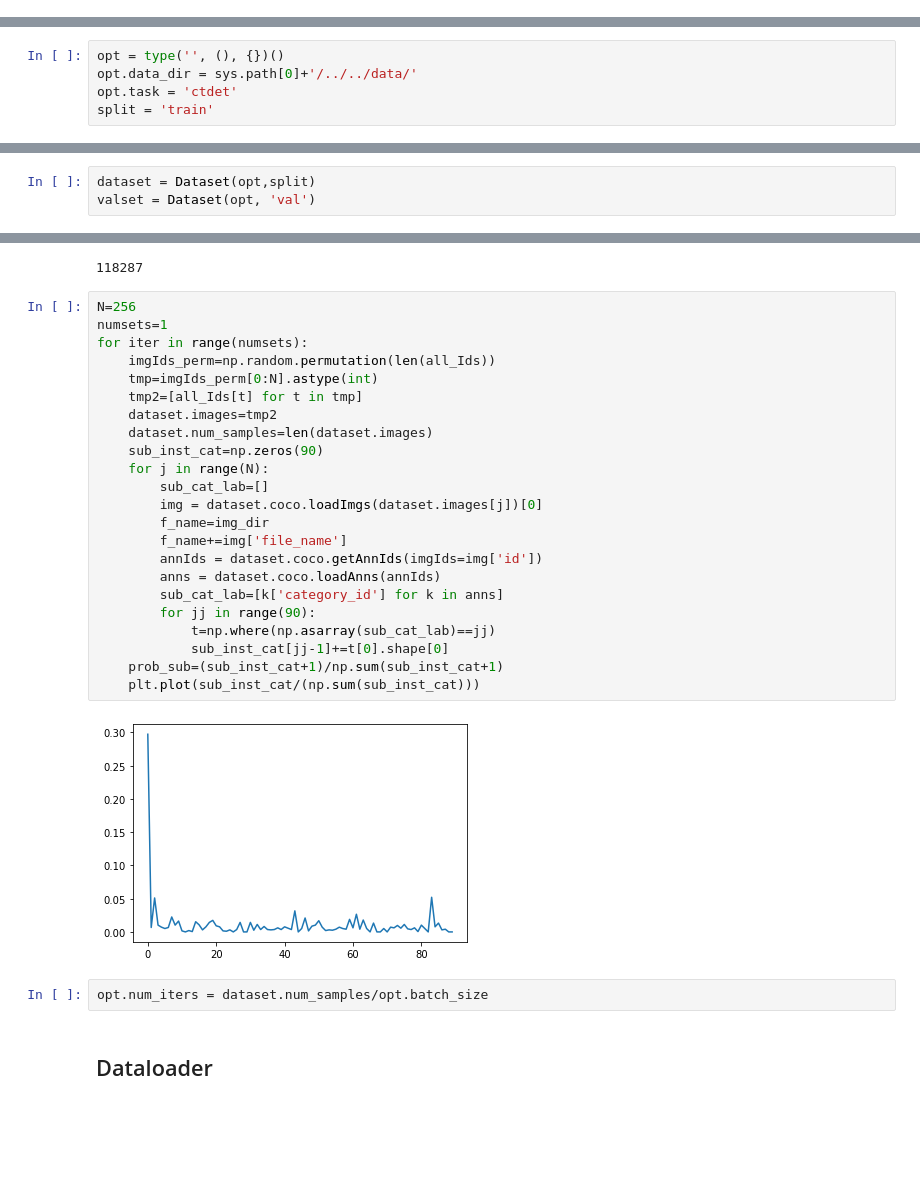
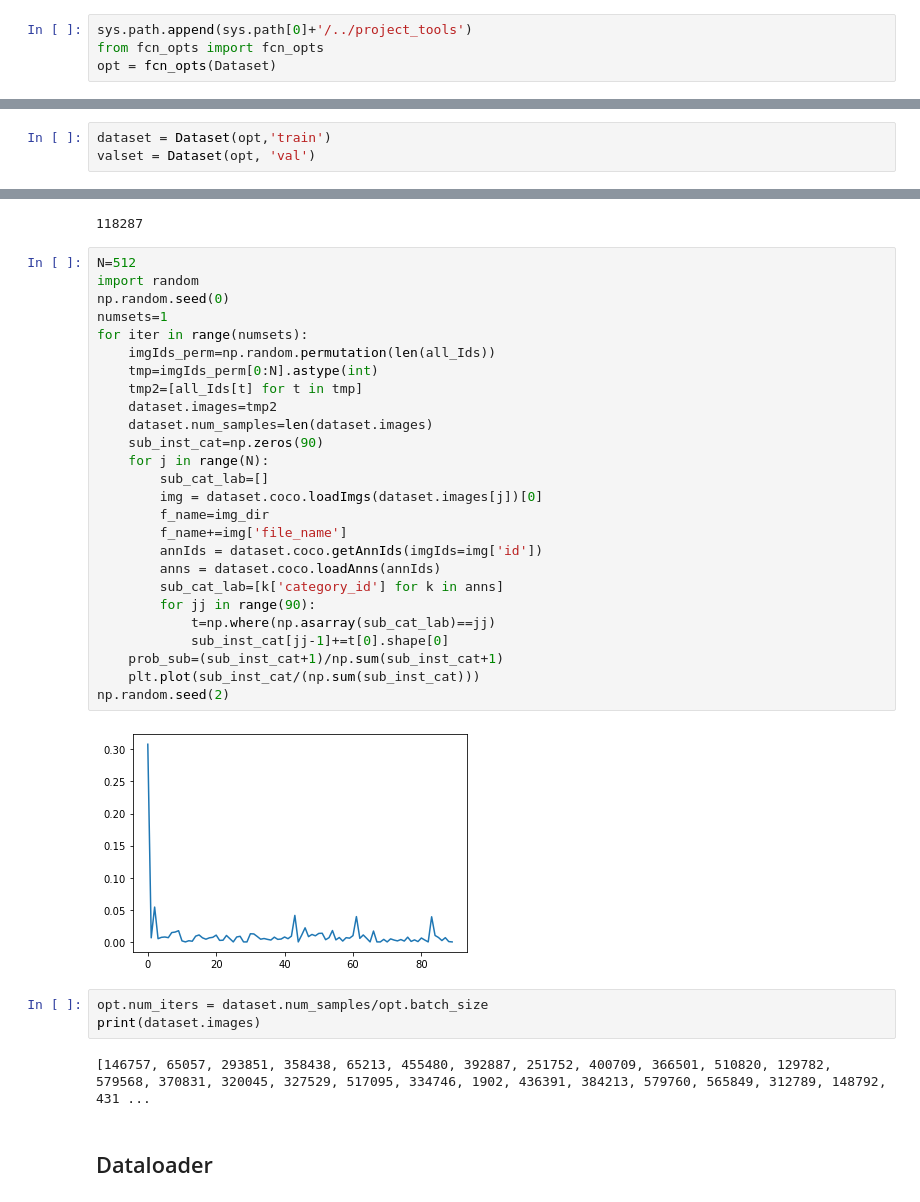
Before and after one commit to rohanpote/MoDL_CenterNet, a Jupyter notebook: src/local_notebooks/notebook_Resnet18_Original.ipynb, the cells around one changed output, grey strips where cells are left out. Cells and saved outputs as stored; diff of their text form; blank space fills up the shorter version.

```diff
--- a/src/local_notebooks/notebook_Resnet18_Original.ipynb
+++ b/src/local_notebooks/notebook_Resnet18_Original.ipynb
@@ -53,11 +53,10 @@ from trains.train_factory import train_factory
 Dataset = get_dataset('coco', 'ctdet')
 # %% [markdown]
 # Initializing opt
+# %%
+sys.path.append(sys.path[0]+'/../project_tools')
+from fcn_opts import fcn_opts
+opt = fcn_opts(Dataset)
 # %% [markdown]
 Create opt for passing to the constructor. \
 Also pass a string with the training value
-# %%
-opt = type('', (), {})()
-opt.data_dir = sys.path[0]+'/../../data/'
-opt.task = 'ctdet'
-split = 'train'
@@ -189,5 +65,5 @@ cuda
 # %%
-dataset = Dataset(opt,split)
+dataset = Dataset(opt,'train')
 valset = Dataset(opt, 'val')
 # %% [output]
 ==> initializing coco 2017 train data.
@@ -214,32 +90,38 @@ img_dir='~/MoDL_CenterNet/data/coco/train2017/'
 # %% [output]
 118287
 # %%
-N=256
+N=512
+import random
+np.random.seed(0)
 numsets=1
 for iter in range(numsets):
     imgIds_perm=np.random.permutation(len(all_Ids))
     tmp=imgIds_perm[0:N].astype(int)
     tmp2=[all_Ids[t] for t in tmp]
     dataset.images=tmp2
     dataset.num_samples=len(dataset.images)
     sub_inst_cat=np.zeros(90)
     for j in range(N):
         sub_cat_lab=[]
         img = dataset.coco.loadImgs(dataset.images[j])[0]
         f_name=img_dir
         f_name+=img['file_name']
         annIds = dataset.coco.getAnnIds(imgIds=img['id'])
         anns = dataset.coco.loadAnns(annIds)
         sub_cat_lab=[k['category_id'] for k in anns]
         for jj in range(90):
             t=np.where(np.asarray(sub_cat_lab)==jj)
             sub_inst_cat[jj-1]+=t[0].shape[0]
     prob_sub=(sub_inst_cat+1)/np.sum(sub_inst_cat+1)
     plt.plot(sub_inst_cat/(np.sum(sub_inst_cat)))
+np.random.seed(2)
 # %% [output]
-[figure, old version]
+[figure, new version]
 # %%
 opt.num_iters = dataset.num_samples/opt.batch_size
+print(dataset.images)
+# %% [output]
+[146757, 65057, 293851, 358438, 65213, 455480, 392887, 251752, 400709, 366501, 510820, 129782, 579568, 370831, 320045, 327529, 517095, 334746, 1902, 436391, 384213, 579760, 565849, 312789, 148792, 431 ...
 # %% [markdown]
 ## Dataloader
 # %%
```
Also changed, not shown: parts of 18 cells of this notebook.
